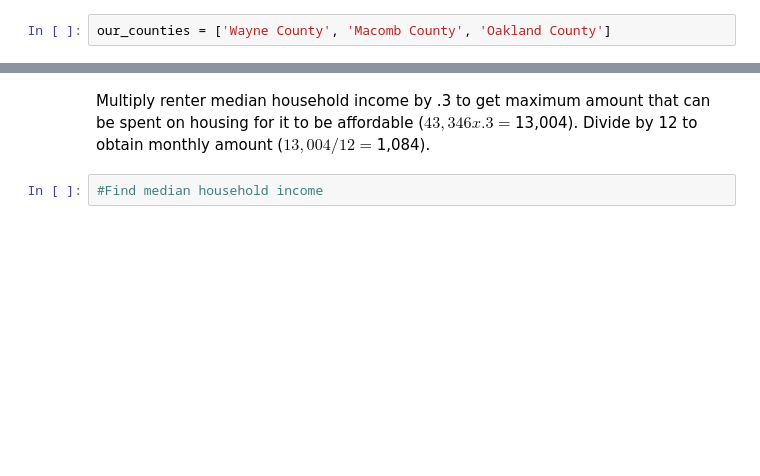
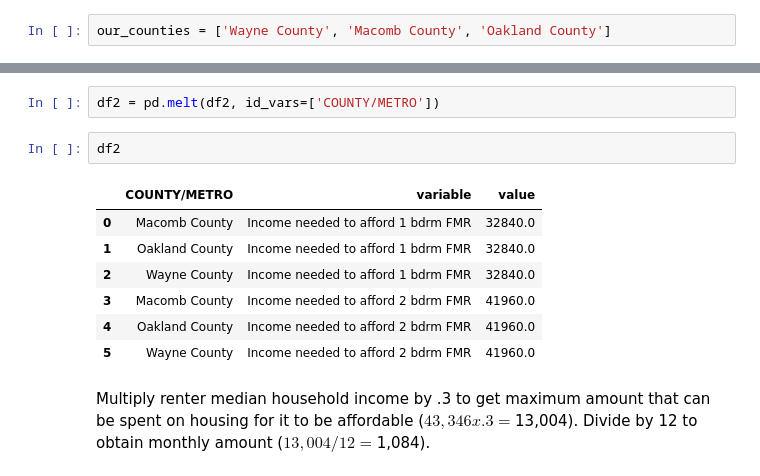
Before and after one commit to Yuchen-G/CC_Dashboard, a Jupyter notebook: metric_2_analysis.ipynb, the cells around one changed output, grey strips where cells are left out. Cells and saved outputs as stored; diff of their text form; blank space fills up the shorter version.

```diff
--- a/metric_2_analysis.ipynb
+++ b/metric_2_analysis.ipynb
@@ -44,4 +160,14 @@ df1
+# %%
+df2 = pd.melt(df2, id_vars=['COUNTY/METRO'])
+# %%
+df2
+# %% [output]
+|  | COUNTY/METRO | variable | value |
+| 0 | Macomb County | Income needed to afford 1 bdrm FMR | 32840.0 |
+| 1 | Oakland County | Income needed to afford 1 bdrm FMR | 32840.0 |
+| 2 | Wayne County | Income needed to afford 1 bdrm FMR | 32840.0 |
+| 3 | Macomb County | Income needed to afford 2 bdrm FMR | 41960.0 |
+| 4 | Oakland County | Income needed to afford 2 bdrm FMR | 41960.0 |
+| 5 | Wayne County | Income needed to afford 2 bdrm FMR | 41960.0 |
 # %% [markdown]
 Multiply renter median household income by .3 to get maximum amount that can be spent on housing for it to be affordable ($43,346 x .3 = $13,004). Divide by 12 to obtain monthly amount ($13,004 / 12 = $1,084).
-# %%
-#Find median household income
```
Also changed, not shown: parts of 13 cells of this notebook, 1 other file.
